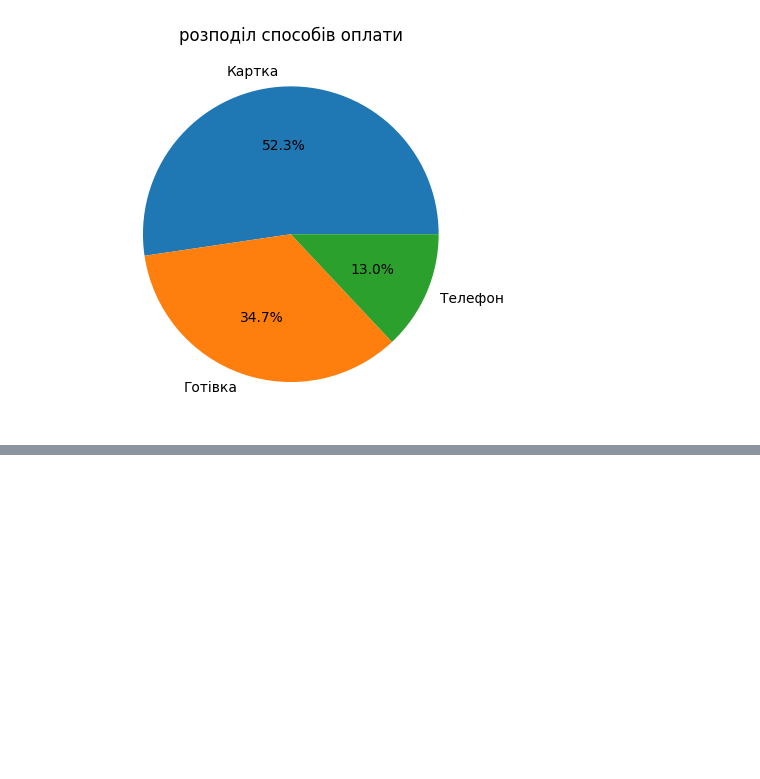
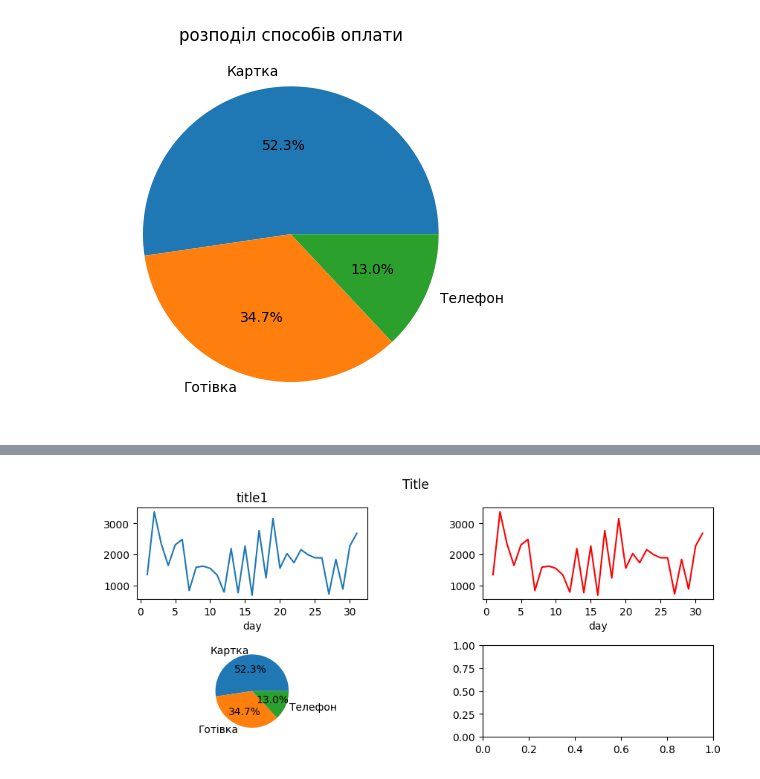
Before and after one commit to Olga-Lyt/DTA-2026, a Jupyter notebook: project_store_sales_analysis/store_sales_analysis.ipynb, the cells around one changed output, grey strips where cells are left out. Cells and saved outputs as stored; diff of their text form; code cells hidden in the pictures; blank space fills up the shorter version.

```diff
--- a/project_store_sales_analysis/store_sales_analysis.ipynb
+++ b/project_store_sales_analysis/store_sales_analysis.ipynb
@@ -696,0 +860,19 @@ Text(0.5, 1.0, 'розподіл способів оплати')
+# %%
+# plt.figure(figsize=(8, 3))
+fig, axes = plt.subplots(2, 2, figsize=(10, 4))
+fig.suptitle("Title")
+plt.subplots_adjust(hspace=0.5, wspace=0.5)
+
+ax1 = axes[0, 0]
+ax1.set_title("title1")
+ax1.set_xlabel("bins age")
+df.groupby('day')['total_uah'].sum().plot(kind='line', ax=ax1)
+ax2 = axes[0, 1]
+df.groupby('day')['total_uah'].sum().plot(kind='line', color="red", ax=ax2)
+ax3 = axes[1, 0]
+payment_count = df.payment.value_counts()
+ax3.pie(payment_count, labels=payment_count.index, autopct='%1.1f%%')
+plt.savefig('figure.png')
+plt.show()
+# %% [output]
+[figure, added]
```
Also changed, not shown: parts of 11 cells of this notebook.
